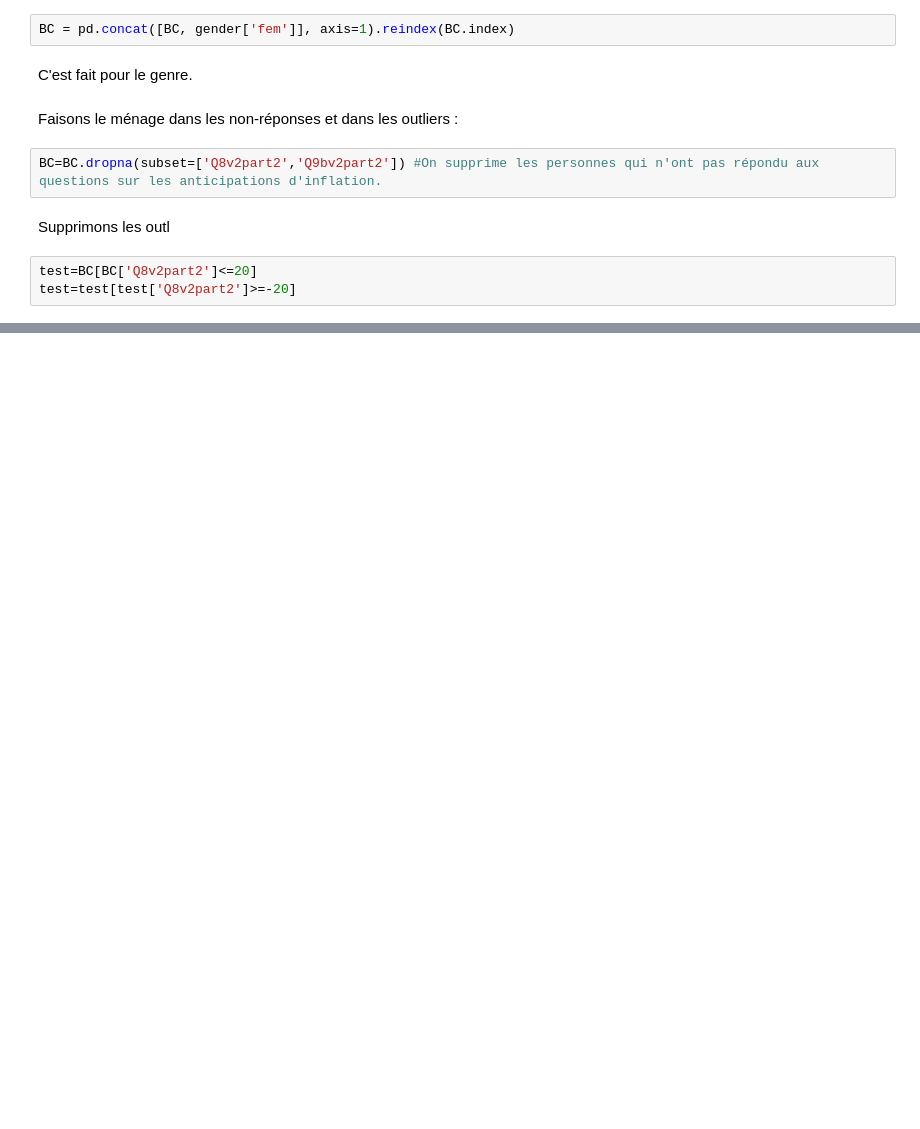
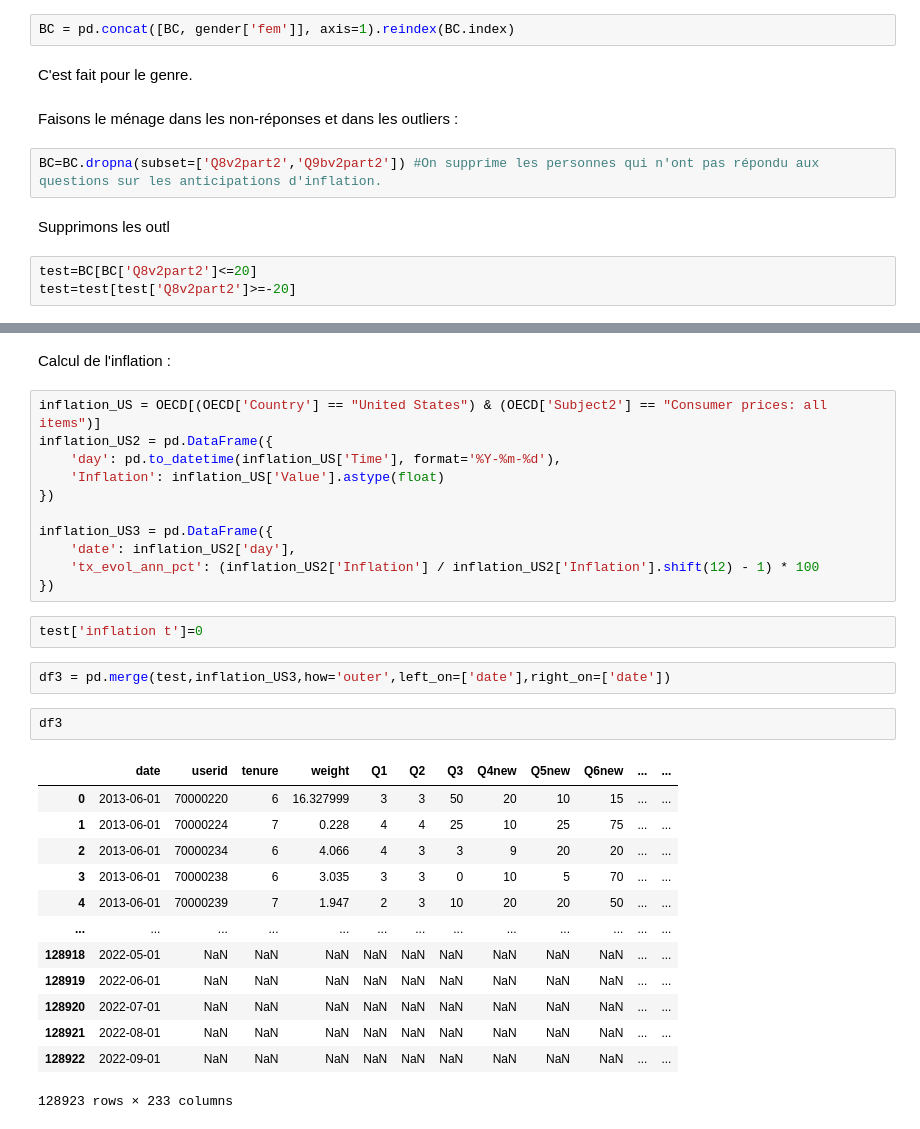
Before and after one commit to Jeremstar/-a-va-pr-dire-l-inflation-s-v-re, a Jupyter notebook: Régressions.ipynb, the cells around one changed output, grey strips where cells are left out. Cells and saved outputs as stored; diff of their text form; blank space fills up the shorter version.

Commit message:
Inflation dans base

```diff
--- a/Régressions.ipynb
+++ b/Régressions.ipynb
@@ -176,0 +150,33 @@ Notes:
+# %% [markdown]
+Calcul de l'inflation :
+# %%
+inflation_US = OECD[(OECD['Country'] == "United States") & (OECD['Subject2'] == "Consumer prices: all items")]
+inflation_US2 = pd.DataFrame({
+    'day': pd.to_datetime(inflation_US['Time'], format='%Y-%m-%d'),
+    'Inflation': inflation_US['Value'].astype(float)
+})
+
+inflation_US3 = pd.DataFrame({
+    'date': inflation_US2['day'],
+    'tx_evol_ann_pct': (inflation_US2['Inflation'] / inflation_US2['Inflation'].shift(12) - 1) * 100
+})
+# %%
+test['inflation t']=0
+# %%
+df3 = pd.merge(test,inflation_US3,how='outer',left_on=['date'],right_on=['date'])
+# %%
+df3
+# %% [output]
+|  | date | userid | tenure | weight | Q1 | Q2 | Q3 | Q4new | Q5new | Q6new | ... | ... |
+| 0 | 2013-06-01 | 70000220 | 6 | 16.327999 | 3 | 3 | 50 | 20 | 10 | 15 | ... | ... |
+| 1 | 2013-06-01 | 70000224 | 7 | 0.228 | 4 | 4 | 25 | 10 | 25 | 75 | ... | ... |
+| 2 | 2013-06-01 | 70000234 | 6 | 4.066 | 4 | 3 | 3 | 9 | 20 | 20 | ... | ... |
+| 3 | 2013-06-01 | 70000238 | 6 | 3.035 | 3 | 3 | 0 | 10 | 5 | 70 | ... | ... |
+| 4 | 2013-06-01 | 70000239 | 7 | 1.947 | 2 | 3 | 10 | 20 | 20 | 50 | ... | ... |
+| ... | ... | ... | ... | ... | ... | ... | ... | ... | ... | ... | ... | ... |
+| 128918 | 2022-05-01 | NaN | NaN | NaN | NaN | NaN | NaN | NaN | NaN | NaN | ... | ... |
+| 128919 | 2022-06-01 | NaN | NaN | NaN | NaN | NaN | NaN | NaN | NaN | NaN | ... | ... |
+| 128920 | 2022-07-01 | NaN | NaN | NaN | NaN | NaN | NaN | NaN | NaN | NaN | ... | ... |
+| 128921 | 2022-08-01 | NaN | NaN | NaN | NaN | NaN | NaN | NaN | NaN | NaN | ... | ... |
+| 128922 | 2022-09-01 | NaN | NaN | NaN | NaN | NaN | NaN | NaN | NaN | NaN | ... | ... |
+128923 rows × 233 columns
```
Also changed, not shown: parts of 3 cells of this notebook.
